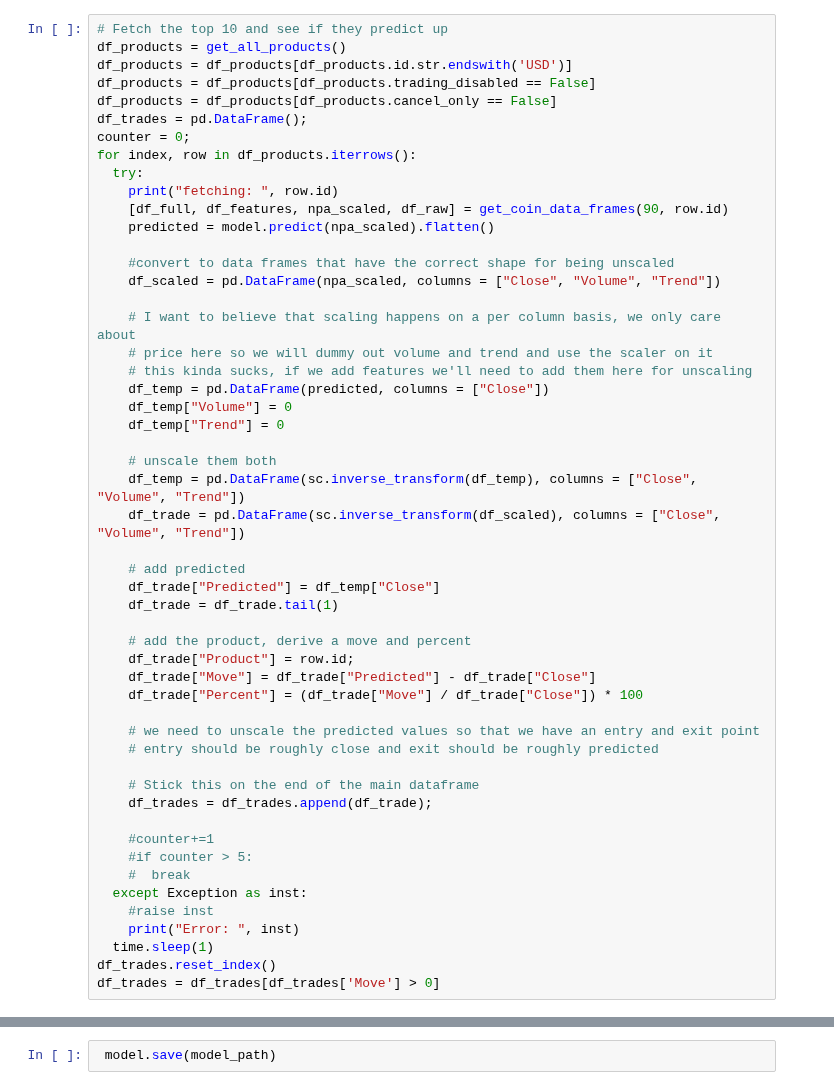
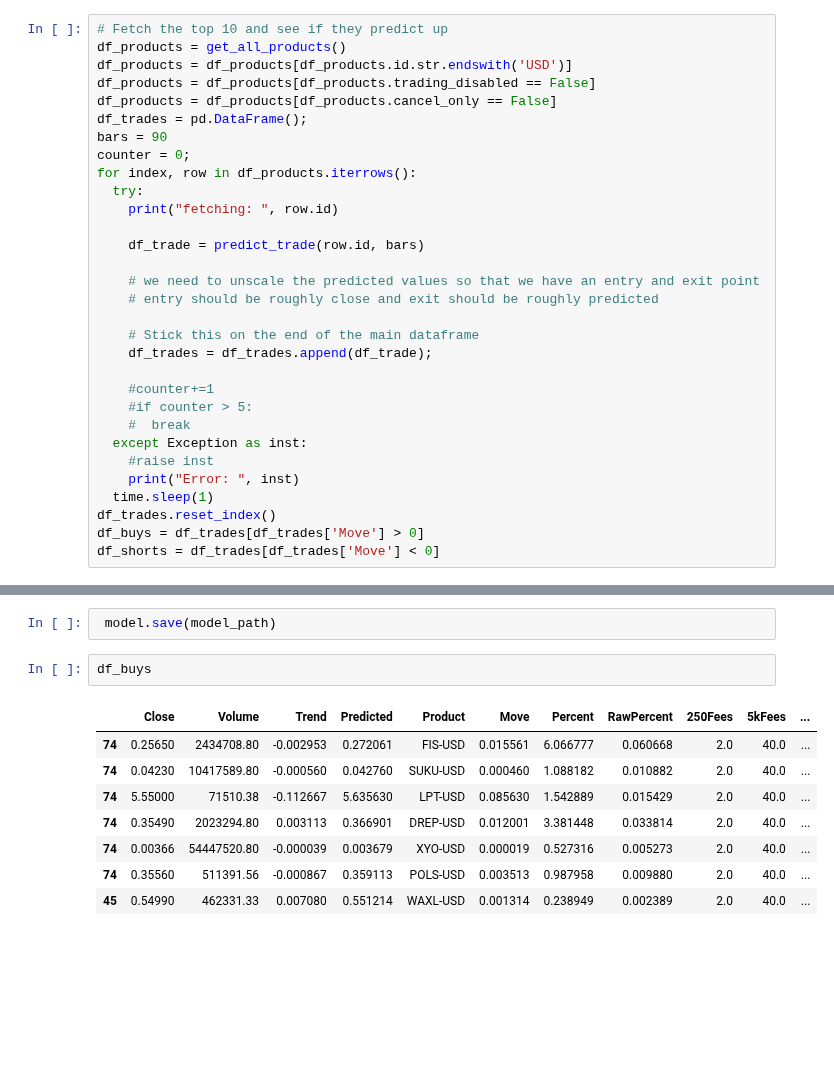
Before and after one commit to j03m/alfred, a Jupyter notebook: Coin_Predictions.ipynb, the cells around one changed output, grey strips where cells are left out. Drawn from its saved outputs; the diff is of its cells as text; blank space fills up the shorter version.

Commit message:
Modifications to allow different bar granularity and better predicted profits so we can avoid low value moves

```diff
--- a/Coin_Predictions.ipynb
+++ b/Coin_Predictions.ipynb
@@ -284,35 +328,13 @@ df_products = df_products[df_products.id.str.endswith('USD')]
 df_products = df_products[df_products.trading_disabled == False]
 df_products = df_products[df_products.cancel_only == False]
 df_trades = pd.DataFrame();
+bars = 90
 counter = 0;
 for index, row in df_products.iterrows():
   try:
     print("fetching: ", row.id)
-    [df_full, df_features, npa_scaled, df_raw] = get_coin_data_frames(90, row.id)
-    predicted = model.predict(npa_scaled).flatten()
 
-    #convert to data frames that have the correct shape for being unscaled
-    df_scaled = pd.DataFrame(npa_scaled, columns = ["Close", "Volume", "Trend"])
-
-    # I want to believe that scaling happens on a per column basis, we only care about
-    # price here so we will dummy out volume and trend and use the scaler on it
-    # this kinda sucks, if we add features we'll need to add them here for unscaling
-    df_temp = pd.DataFrame(predicted, columns = ["Close"])
-    df_temp["Volume"] = 0
-    df_temp["Trend"] = 0
-
-    # unscale them both
-    df_temp = pd.DataFrame(sc.inverse_transform(df_temp), columns = ["Close", "Volume", "Trend"])
-    df_trade = pd.DataFrame(sc.inverse_transform(df_scaled), columns = ["Close", "Volume", "Trend"])
-
-    # add predicted
-    df_trade["Predicted"] = df_temp["Close"]
-    df_trade = df_trade.tail(1)
-
-    # add the product, derive a move and percent
-    df_trade["Product"] = row.id;
-    df_trade["Move"] = df_trade["Predicted"] - df_trade["Close"]
-    df_trade["Percent"] = (df_trade["Move"] / df_trade["Close"]) * 100
+    df_trade = predict_trade(row.id, bars)
 
     # we need to unscale the predicted values so that we have an entry and exit point
     # entry should be roughly close and exit should be roughly predicted
@@ -328,5 +350,6 @@ for index, row in df_products.iterrows():
     print("Error: ", inst)
   time.sleep(1)
 df_trades.reset_index()
-df_trades = df_trades[df_trades['Move'] > 0]
+df_buys = df_trades[df_trades['Move'] > 0]
+df_shorts = df_trades[df_trades['Move'] < 0]
 # %% [output]
@@ -374,3 +383,14 @@ with open(path, 'w', encoding = 'utf-8-sig') as f:
   df_trades.to_csv(f)
 # %%
  model.save(model_path)
+# %%
+df_buys
+# %% [output]
+|  | Close | Volume | Trend | Predicted | Product | Move | Percent | RawPercent | 250Fees | 5kFees | ... |
+| 74 | 0.25650 | 2434708.80 | -0.002953 | 0.272061 | FIS-USD | 0.015561 | 6.066777 | 0.060668 | 2.0 | 40.0 | ... |
+| 74 | 0.04230 | 10417589.80 | -0.000560 | 0.042760 | SUKU-USD | 0.000460 | 1.088182 | 0.010882 | 2.0 | 40.0 | ... |
+| 74 | 5.55000 | 71510.38 | -0.112667 | 5.635630 | LPT-USD | 0.085630 | 1.542889 | 0.015429 | 2.0 | 40.0 | ... |
+| 74 | 0.35490 | 2023294.80 | 0.003113 | 0.366901 | DREP-USD | 0.012001 | 3.381448 | 0.033814 | 2.0 | 40.0 | ... |
+| 74 | 0.00366 | 54447520.80 | -0.000039 | 0.003679 | XYO-USD | 0.000019 | 0.527316 | 0.005273 | 2.0 | 40.0 | ... |
+| 74 | 0.35560 | 511391.56 | -0.000867 | 0.359113 | POLS-USD | 0.003513 | 0.987958 | 0.009880 | 2.0 | 40.0 | ... |
+| 45 | 0.54990 | 462331.33 | 0.007080 | 0.551214 | WAXL-USD | 0.001314 | 0.238949 | 0.002389 | 2.0 | 40.0 | ... |
```
Also changed, not shown: parts of 7 cells of this notebook.
